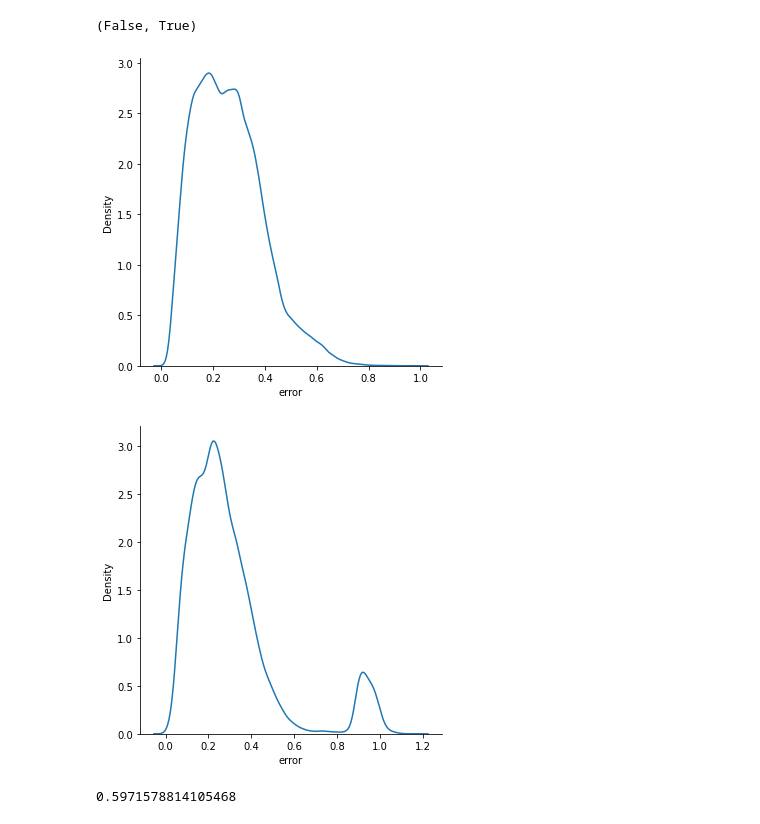
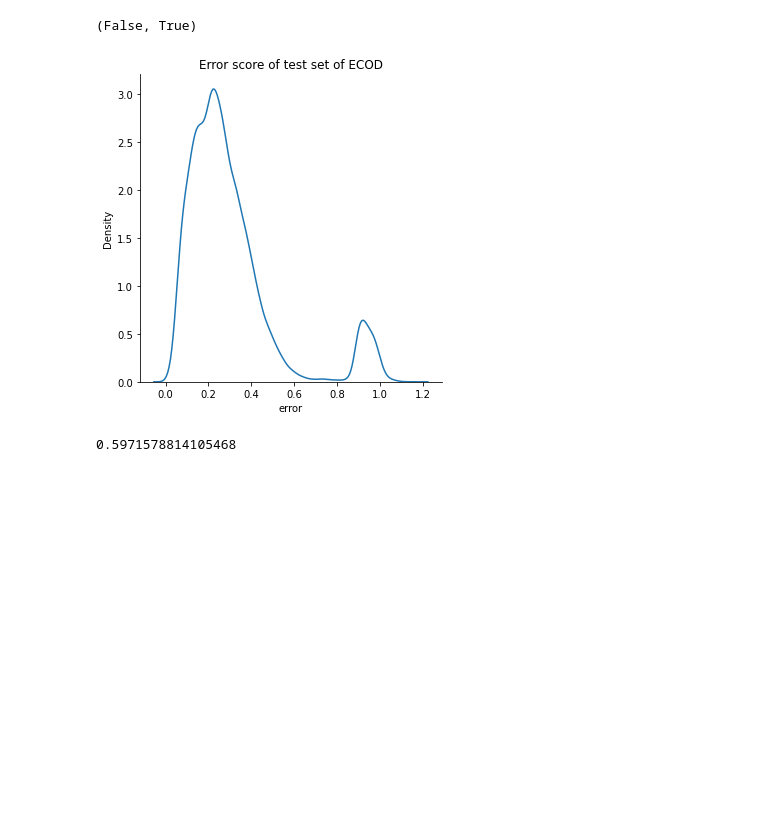
Before and after one commit to Geebigib/Explainable-Anomaly-detection-In-ICS, a Jupyter notebook: Probability_Base_Model.ipynb, the cells around one changed output. Drawn from its saved outputs; the diff is of its cells as text; code cells hidden in the pictures; blank space fills up the shorter version.

```diff
--- a/Probability_Base_Model.ipynb
+++ b/Probability_Base_Model.ipynb
@@ -156,10 +156,10 @@ df_error_test['type'] = 'test'
 
 pd.concat([df_error_train,df_error_test]).to_csv("/content/drive/MyDrive/Data_sci_Project/ECOD/error.csv")
 # %%
-sns.displot(df_error_train, x="error",kind="kde")
+# sns.displot(df_error_train, x="error",kind="kde")
 sns.displot(df_error_test, x="error",kind="kde")
+plt.title("Error score of test set of ECOD")
 plt.show()
 # %% [output]
-[figure, old version]
+[figure, new version]
-[figure, removed]
 # %%
```
Also changed, not shown: parts of 4 cells of this notebook.
